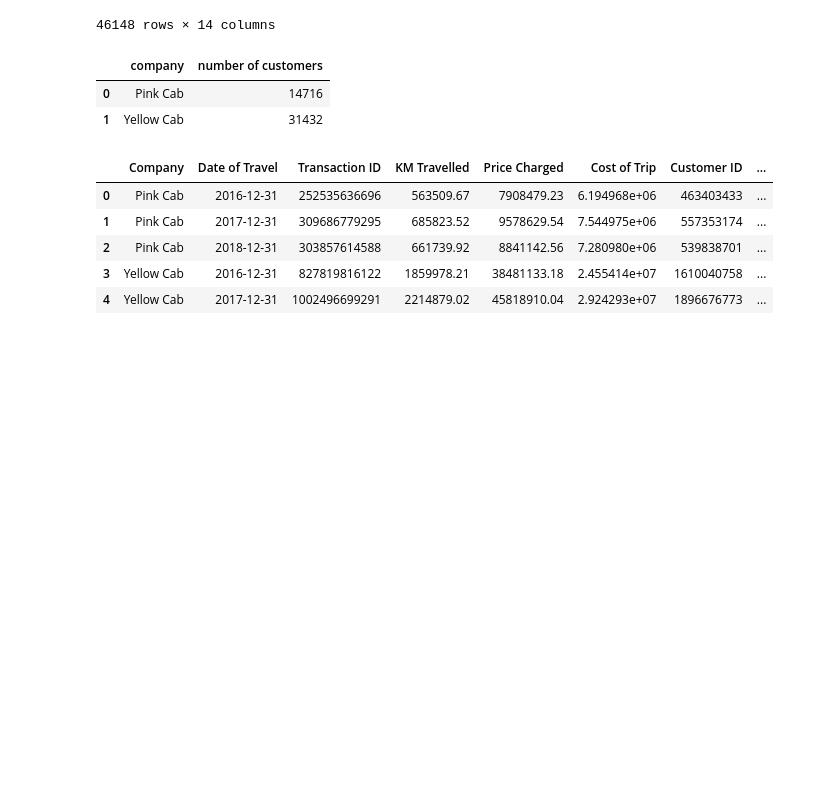
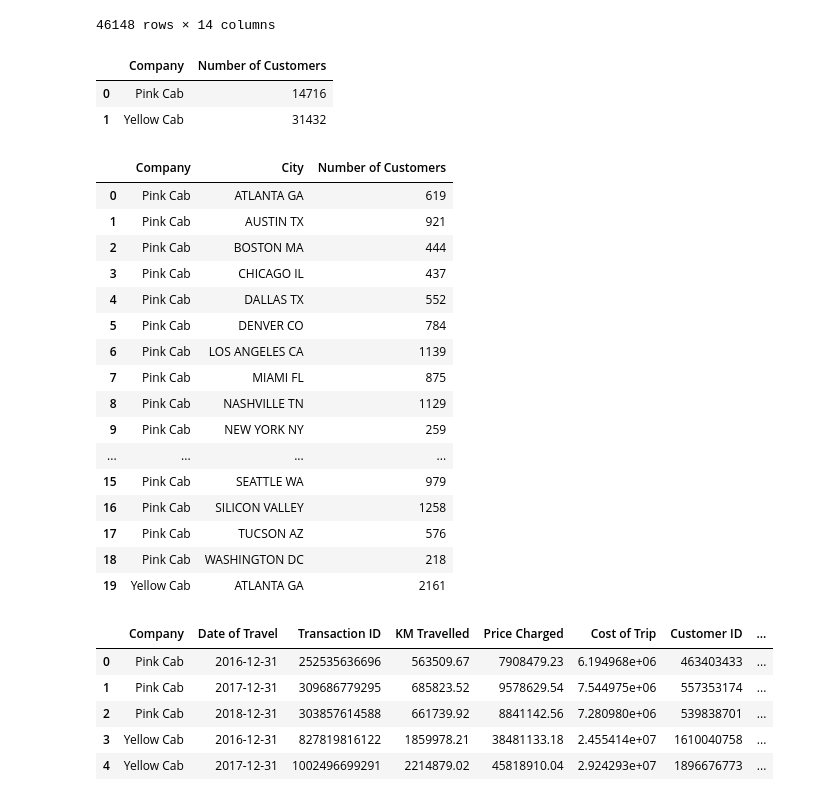
Before and after one commit to m-odeh/G2M-Data-Glacier-Internship-, a Jupyter notebook: G2M.ipynb, the cells around one changed output. Saved outputs shown, nothing was run; the diff lists cells and outputs as text; code cells hidden in the pictures; blank space fills up the shorter version.

```diff
--- a/G2M.ipynb
+++ b/G2M.ipynb
@@ -194,14 +189,31 @@ yellow_count=yellow_count[1]
-# %%
-# creating a dataframe with the final result
-column_names =['company','number of customers']
-customers_final= pd.DataFrame(columns = column_names)
-customers_final['company']= ['Pink Cab','Yellow Cab']
-customers_final['number of customers'] = [pink_count,yellow_count]
-customers_final
-# %% [output]
-|  | company | number of customers |
-| 0 | Pink Cab | 14716 |
-| 1 | Yellow Cab | 31432 |
+# %%
+customers_final= unique_data.groupby(["Company"]).size().reset_index(name="Number of Customers")
+customers_final.head(20)
+# %% [output]
+|  | Company | Number of Customers |
+| 0 | Pink Cab | 14716 |
+| 1 | Yellow Cab | 31432 |
+# %%
+customers_city= unique_data.groupby(["Company", "City"]).size().reset_index(name="Number of Customers")
+customers_city.head(20)
+# %% [output]
+|  | Company | City | Number of Customers |
+| 0 | Pink Cab | ATLANTA GA | 619 |
+| 1 | Pink Cab | AUSTIN TX | 921 |
+| 2 | Pink Cab | BOSTON MA | 444 |
+| 3 | Pink Cab | CHICAGO IL | 437 |
+| 4 | Pink Cab | DALLAS TX | 552 |
+| 5 | Pink Cab | DENVER CO | 784 |
+| 6 | Pink Cab | LOS ANGELES CA | 1139 |
+| 7 | Pink Cab | MIAMI FL | 875 |
+| 8 | Pink Cab | NASHVILLE TN | 1129 |
+| 9 | Pink Cab | NEW YORK NY | 259 |
+| ... | ... | ... | ... |
+| 15 | Pink Cab | SEATTLE WA | 979 |
+| 16 | Pink Cab | SILICON VALLEY | 1258 |
+| 17 | Pink Cab | TUCSON AZ | 576 |
+| 18 | Pink Cab | WASHINGTON DC | 218 |
+| 19 | Yellow Cab | ATLANTA GA | 2161 |
 # %%
 # calculating yearly profit
 
```
Also changed, not shown: parts of 6 cells of this notebook.
